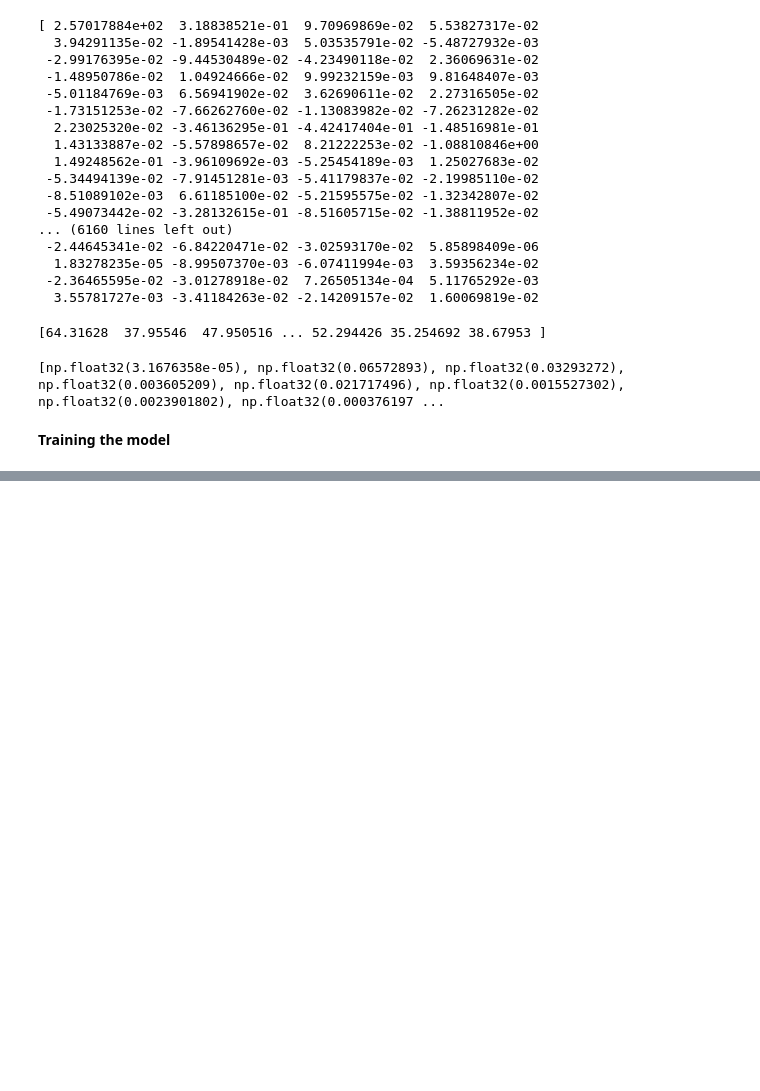
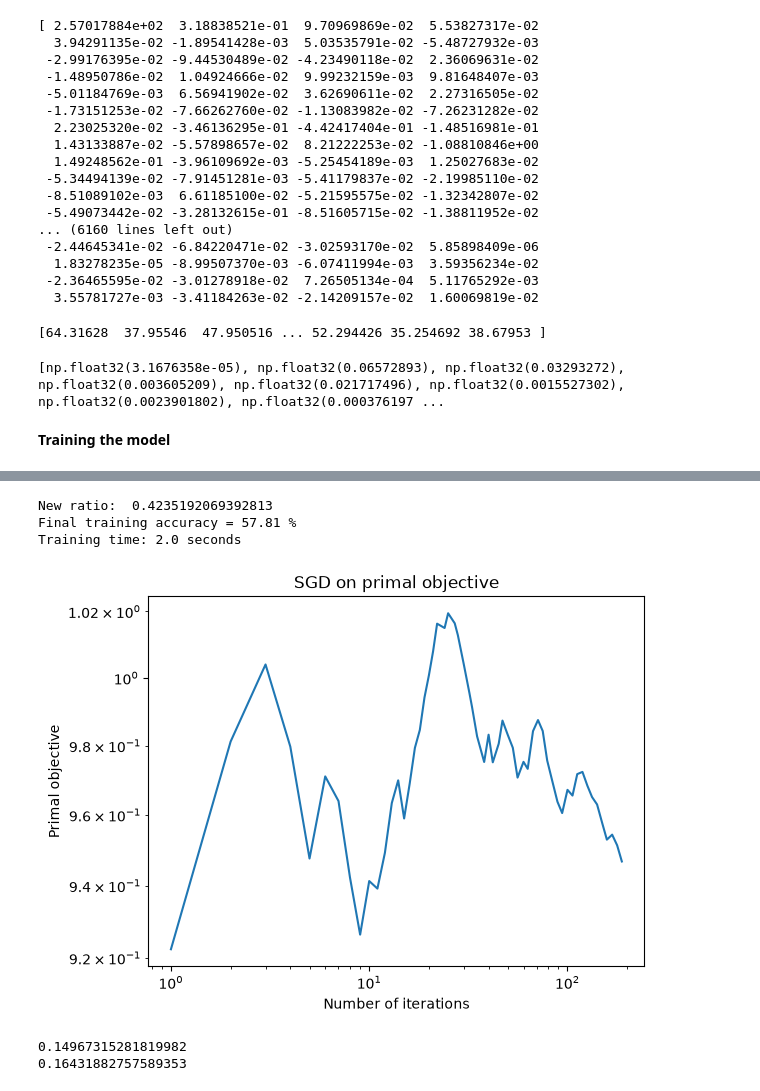
Before and after one commit to floribau/ml-project1, a Jupyter notebook: run.ipynb, the cells around one changed output, grey strips where cells are left out. Drawn from its saved outputs; the diff is of its cells as text; code cells hidden in the pictures; blank space fills up the shorter version.

```diff
--- a/run.ipynb
+++ b/run.ipynb
@@ -364,0 +387,38 @@ create_csv_submission(test_ids, y_pred=predict, name="test.csv")
+# %%
+from sklearn.metrics import f1_score
+def balance_set(x, y, balance_number=6):
+    rng = np.random.default_rng(42)
+    y_negative = y[y == -1]
+    x_negative = x[y == -1]
+    half_length_y = int(y_negative.shape[0]/balance_number)
+
+    permutation = rng.permutation(y_negative.shape[0])
+    y_negative = y_negative[permutation]
+    x_negative = x_negative[permutation]
+
+
+    new_x = np.concatenate((x[y==1], x_negative[:half_length_y]))
+    new_y = np.concatenate((y[y==1], y_negative[:half_length_y]))
+    print("New ratio: ", len(new_y[new_y==-1])/new_y.shape[0])
+
+    permutation = rng.permutation(new_y.shape[0])
+    return new_x[permutation], new_y[permutation]
+
+y_train[y_train==0] = -1
+
+x_balanced, y_balanced = balance_set(train_split_x, train_split_y)
+losses, w_200 = sgd_for_svm_demo(y_balanced, x_balanced, 200)
+
+print(calculate_accuracy(y_train, x_train, w_200))
+
+predict = val_split_x@w_200
+predict[predict >= 0] = 1
+predict[predict < 0] = -1
+print(f1_score(val_split_y, predict, pos_label=1))
+# %% [output]
+New ratio:  0.4235192069392813
+Final training accuracy = 57.81 %
+Training time: 2.0 seconds
+[figure, added]
+0.14967315281819982
+0.16431882757589353
```
Also changed, not shown: parts of 6 cells of this notebook, 3 other files.
